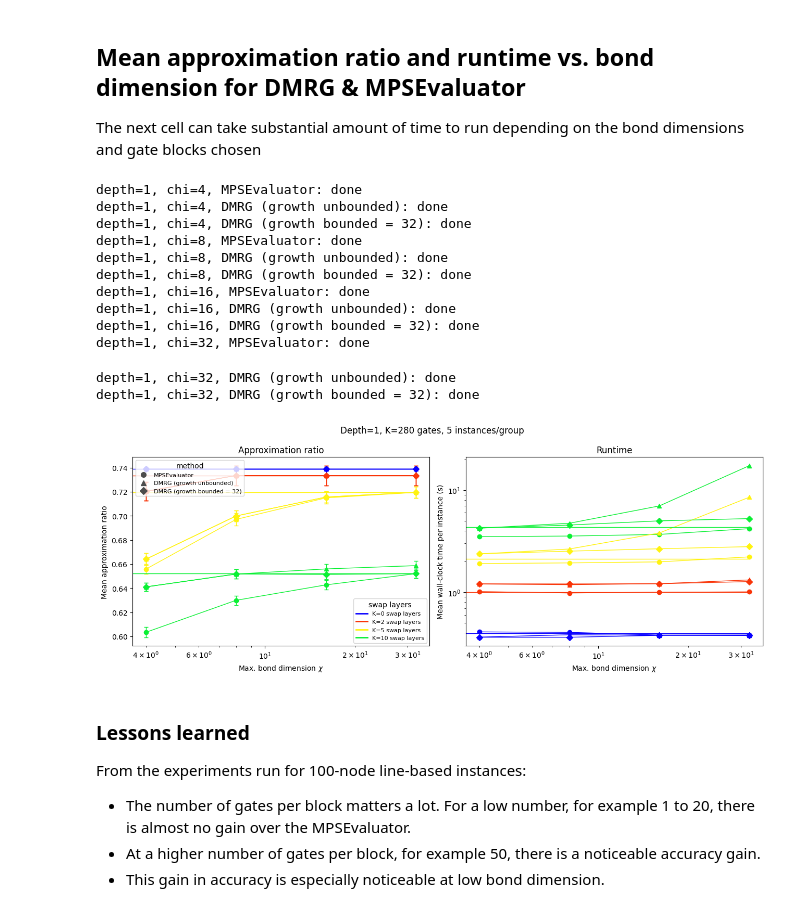
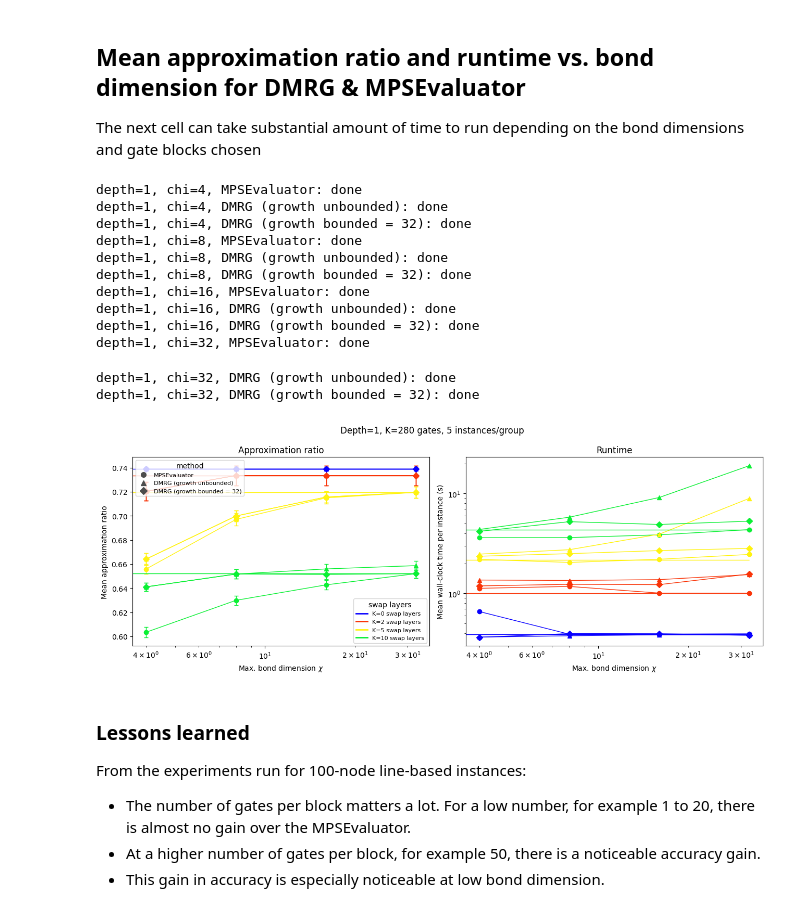
Before and after one commit to Joel323/qaoa_training_pipeline, a Jupyter notebook: how_tos/dmrg_qaoa.ipynb, the cells around one changed output. Saved outputs shown, nothing was run; the diff lists cells and outputs as text; code cells hidden in the pictures.

Commit message:
Clean up DMRGStyleEvaluator and notebook

```diff
--- a/how_tos/dmrg_qaoa.ipynb
+++ b/how_tos/dmrg_qaoa.ipynb
@@ -327,17 +162,16 @@ methods = {
     "MPSEvaluator": lambda chi: MPSEvaluator(
         bond_dim_circuit=chi, threshold_circuit=1e-14, use_swap_strategy=True
     ),
-    # "MPSAerEvaluator": lambda chi: MPSAerEvaluator(
-    #     {
-    #         "matrix_product_state_max_bond_dimension": chi,
-    #         "matrix_product_state_truncation_threshold": 1e-14,
-    #     }
-    # ),
     "DMRG (growth unbounded)": lambda chi: DMRGStyleEvaluator(
-        chi, gates_per_block=gates_per_block, method="fit", swap_strategy=None
+        compress_max_bond=chi,
+        gates_per_block=gates_per_block,
+        method="fit-zipup",
     ),
     "DMRG (growth bounded = 32)": lambda chi: DMRGStyleEvaluator(
-        chi, growth_max_bond=32, gates_per_block=gates_per_block, method="fit", swap_strategy=None
+        compress_max_bond=chi,
+        growth_max_bond=32,
+        gates_per_block=gates_per_block,
+        method="fit-zipup",
     ),
 }
 
@@ -460,34 +294,34 @@ for depth in depths:
             marker=method_markers[name],
             linestyle="",
             markersize=7,
             label=name,
         )
         for name in methods
     ]
     legend1 = ax_ratio.legend(
         handles=color_handles, loc="lower right", fontsize=8, title="swap layers"
     )
     ax_ratio.add_artist(legend1)
     ax_ratio.legend(handles=marker_handles, loc="upper left", fontsize=8, title="method")
 
     fig.suptitle(
         f"Depth={depth}, K={gates_per_block} gates, {n_instances_per_group} instances/group"
     )
     fig.tight_layout()
 # %% [output]
 depth=1, chi=4, MPSEvaluator: done
 depth=1, chi=4, DMRG (growth unbounded): done
 depth=1, chi=4, DMRG (growth bounded = 32): done
 depth=1, chi=8, MPSEvaluator: done
 depth=1, chi=8, DMRG (growth unbounded): done
 depth=1, chi=8, DMRG (growth bounded = 32): done
 depth=1, chi=16, MPSEvaluator: done
 depth=1, chi=16, DMRG (growth unbounded): done
 depth=1, chi=16, DMRG (growth bounded = 32): done
 depth=1, chi=32, MPSEvaluator: done
 depth=1, chi=32, DMRG (growth unbounded): done
 depth=1, chi=32, DMRG (growth bounded = 32): done
-[figure, old version]
+[figure, new version]
 # %% [markdown]
 ### Lessons learned
 From the experiments run for 100-node line-based instances:
```
Also changed, not shown: parts of 4 cells of this notebook, 1 other file.
